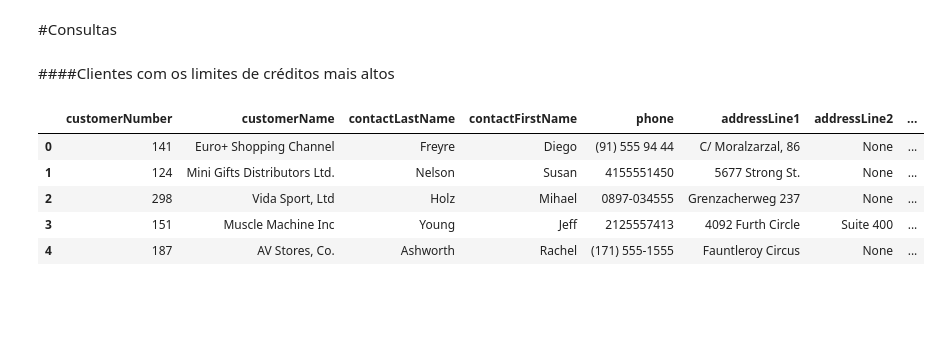
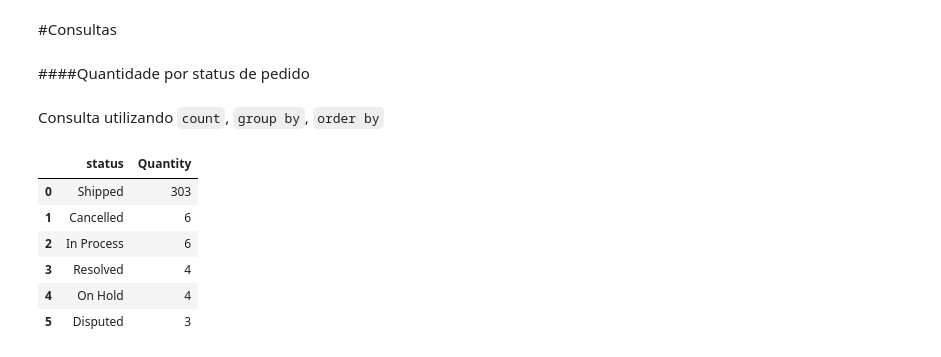
Before and after one commit to edmgjr/portifolio, a Jupyter notebook: Avaliação_1_Tecnologias_Big_Data.ipynb, the cells around one changed output. Drawn from its saved outputs; the diff is of its cells as text; code cells hidden in the pictures; blank space fills up the shorter version.

```diff
--- a/Avaliação_1_Tecnologias_Big_Data.ipynb
+++ b/Avaliação_1_Tecnologias_Big_Data.ipynb
@@ -199,15 +193,18 @@ dtypes: float64(2), int64(1), object(6)
 memory usage: 7.9+ KB
 # %% [markdown]
 #Consultas
-# %% [markdown]
-####Clientes com os limites de créditos mais altos
+# %% [markdown]
+####Quantidade por status de pedido
+# %% [markdown]
+Consulta utilizando `count`, `group by`, `order by`
 # %%
-customers_orderBy_creditLimit = pd.read_sql_query('select * from customers order by creditLimit desc', conn)
-customers_orderBy_creditLimit.head()
+order_status = pd.read_sql_query('select status, COUNT(*) as Quantity from orders group by status order by Quantity desc', conn)
+order_status
 # %% [output]
-|  | customerNumber | customerName | contactLastName | contactFirstName | phone | addressLine1 | addressLine2 | ... |
-| 0 | 141 | Euro+ Shopping Channel | Freyre | Diego | (91) 555 94 44 | C/ Moralzarzal, 86 | None | ... |
-| 1 | 124 | Mini Gifts Distributors Ltd. | Nelson | Susan | 4155551450 | 5677 Strong St. | None | ... |
-| 2 | 298 | Vida Sport, Ltd | Holz | Mihael | 0897-034555 | Grenzacherweg 237 | None | ... |
-| 3 | 151 | Muscle Machine Inc | Young | Jeff | 2125557413 | 4092 Furth Circle | Suite 400 | ... |
-| 4 | 187 | AV Stores, Co. | Ashworth | Rachel | (171) 555-1555 | Fauntleroy Circus | None | ... |
+|  | status | Quantity |
+| 0 | Shipped | 303 |
+| 1 | Cancelled | 6 |
+| 2 | In Process | 6 |
+| 3 | Resolved | 4 |
+| 4 | On Hold | 4 |
+| 5 | Disputed | 3 |
```
Also changed, not shown: parts of 15 cells of this notebook.
